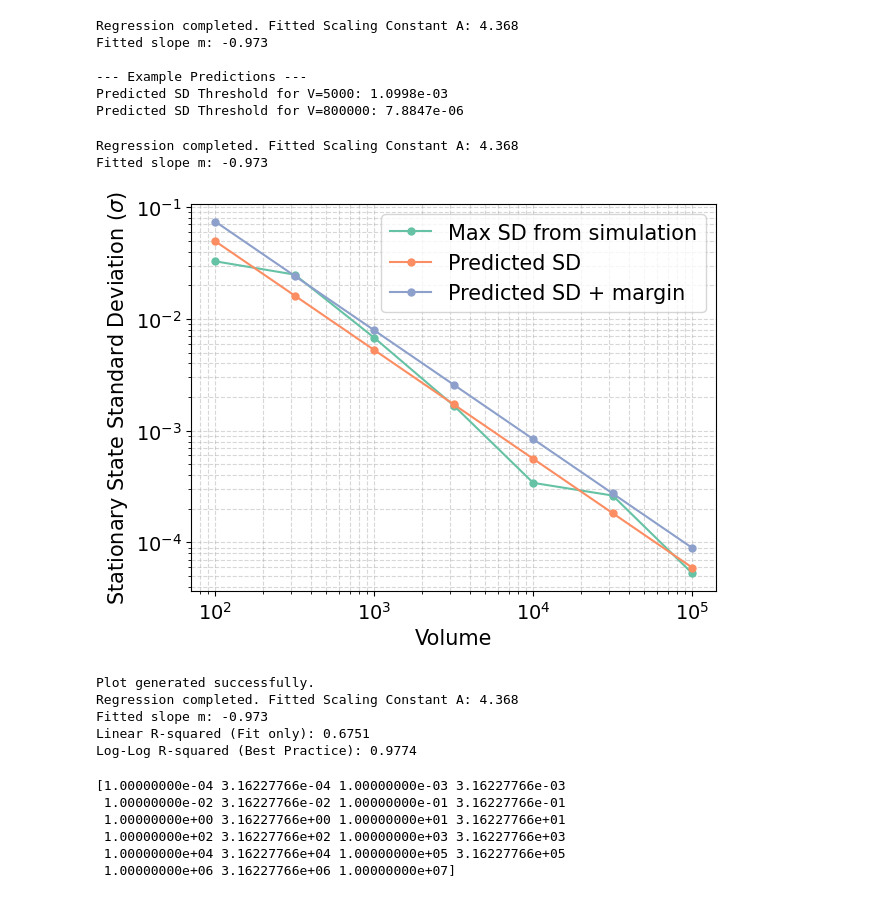
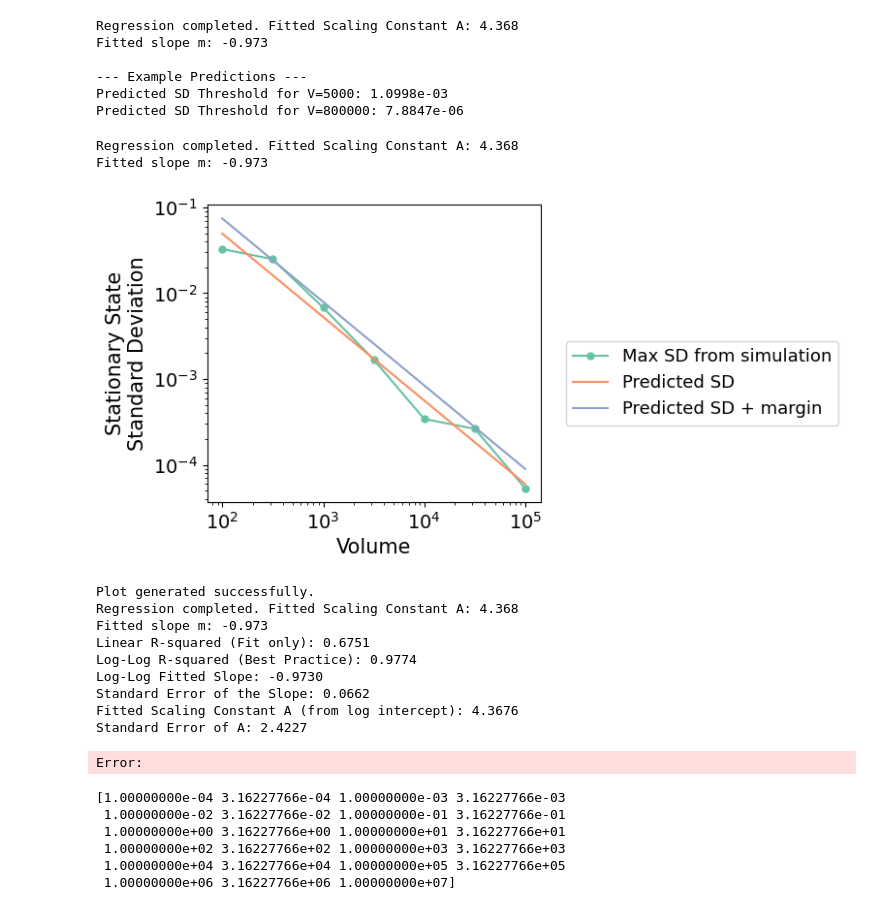
Before and after one commit to CAB-GCA/catalytic_world, a Jupyter notebook: notebooks/stddev_vs_vol.ipynb, the cells around one changed output. Drawn from its saved outputs; the diff is of its cells as text; code cells hidden in the pictures.

```diff
--- a/notebooks/stddev_vs_vol.ipynb
+++ b/notebooks/stddev_vs_vol.ipynb
@@ -68,10 +68,10 @@ INITIAL_CONCENTRATIONS = {
     'b': 1.0,
     'c': 1.0,
     'd': 1.0,
-    'ab': 0.30598098,
-    'cd': 0.30856037,
-    'cab': 0.19095599,
-    'acd': 0.19450266
+    'ab': 0.2,
+    'cd': 0,
+    'cab': 0,
+    'acd': 0
 }
 
 
@@ -80,7 +80,7 @@ INITIAL_CONCENTRATIONS = {
 REACTIONS_FILE = "../examples/reactions_autocat.txt"
 K_CONSTANTS = [1.0] * 8  # Example: ensure length matches number of reactions
 SD_THRESHOLD = 0     # Convergence threshold
-MAX_ITERATIONS = VOLUMES * 2  # Safety limit for gillespieProtocell
+MAX_ITERATIONS = VOLUMES * 50  # Safety limit for gillespieProtocell
 
 # Load species list from your file to ensure correct ordering
 reactions = read_file(REACTIONS_FILE)
@@ -106,7 +106,7 @@ for V in VOLUMES:
         # chemistry calls gillespieProtocell(..., threshold)
         abundances, times, final_V = chemistry(
             method='Protocell',
-            iterations=max(MAX_ITERATIONS[i], 500), # Pass max_iterations as the safety limit
+            iterations=MAX_ITERATIONS[i], # Pass max_iterations as the safety limit
             file=REACTIONS_FILE,
             initial_food=initial_abundances,
             k=K_CONSTANTS,
@@ -114,7 +114,7 @@ for V in VOLUMES:
             threshold=SD_THRESHOLD # Passed via **kwargs logic
         )
         i += 1
-        plot(abundances, times, final_V)
+        plot(abundances [:,-4:], times, final_V)
     except Exception as e:
         print(f"Simulation failed for V={V}: {e}")
         continue # Skip to the next volume
@@ -148,7 +148,7 @@ for V in VOLUMES:
 
 # Convert results to a NumPy array for easier plotting
 results_array = np.array(results_list)
-with open("sd_vs_volume.pkl","ab") as file:
+with open("sd_vs_volume2.pkl","ab") as file:
     pickle.dump(results_array, file)
 # %% [output]
 Starting 7 simulations...
@@ -359,7 +352,7 @@ Predicted SD Threshold for V=800000: 7.8847e-06
 # --- PLOTTING THE FITTED VALUES FOR THRESHOLD ---
 volumes_plotted = results_array[:, 0]
 set2_colors = plt.get_cmap('Set2').colors
-fig, ax = plt.subplots()
+fig, ax = plt.subplots(figsize=(8,4))
 
 
 # We expect a relationship close to Noise ~ 1/sqrt(V)
@@ -377,7 +370,7 @@ for v in volumes_plotted:
 threshold_predicted = np.array(threshold_predicted)
 
 ax.loglog(volumes_plotted, threshold_predicted,
-        marker='o', linestyle='-', markersize=5,
+        linestyle='-', markersize=5,
         label=fr'Predicted SD',
         color= set2_colors[1]
 )
@@ -391,54 +384,88 @@ for v in volumes_plotted:
 threshold_predicted_w_margin = np.array(threshold_predicted_w_margin)
 
 ax.loglog(volumes_plotted, threshold_predicted_w_margin,
-        marker='o', linestyle='-', markersize=5,
+        linestyle='-', markersize=5,
         label=fr'Predicted SD + margin',
         color= set2_colors[2]
 )
 
 ax.set_xlabel('Volume', fontsize= label_fs)
-ax.set_ylabel(r'Stationary State Standard Deviation ($\sigma$)', fontsize= label_fs)
-ax.grid(True, which="both", ls="--", alpha=0.5)
-ax.legend(fontsize= label_fs)
+ax.set_ylabel('Stationary State\nStandard Deviation', fontsize= label_fs)
+ax.legend(fontsize= label_fs-2, loc='center left', bbox_to_anchor=(1.05, 0.4))
 ax.tick_params(axis= "both", labelsize= tick_fs)
-plt.tight_layout()
+plt.tight_layout(rect=[0, 0, 1, 1])
+
 plt.show()
 print("Plot generated successfully.")
 
 # --- R-SQUARED CALCULATION ---
 
 # 1. Get the "Best Fit" predictor (NO MARGIN)
 # Ensure the function used margin=0 to evaluate the statistical fit
 fit_predictor = get_scaling_threshold(VOLUMES, driving_SD, margin=0.0)
 
 # 2. Get the predictions for the observations
 # (We calculate this for the fit, not the safety threshold)
 y_obs = driving_SD
 y_pred = np.array([fit_predictor(v) for v in volumes_plotted])
 
 # 3. Calculate R-squared in the LINEAR scale
 SS_res = np.sum((y_obs - y_pred)**2)
 SS_tot = np.sum((y_obs - np.mean(y_obs))**2)
 R2_linear = 1 - (SS_res / SS_tot)
 
 # 4. Calculate R-squared in the LOG scale
 log_y_obs = np.log(y_obs)
 log_y_pred = np.log(y_pred)
 SS_res_log = np.sum((log_y_obs - log_y_pred)**2)
 SS_tot_log = np.sum((log_y_obs - np.mean(log_y_obs))**2)
 R2_log = 1 - (SS_res_log / SS_tot_log)
 
 print(f"Linear R-squared (Fit only): {R2_linear:.4f}")
 print(f"Log-Log R-squared (Best Practice): {R2_log:.4f}")
+
+from scipy.stats import linregress
+import numpy as np
+
+# 1. Transform the actual observations into log space
+log_x = np.log(volumes_plotted)
+log_y_obs = np.log(driving_SD)
+
+# 2. Perform linear regression on the log-log data
+regression_result = linregress(log_x, log_y_obs)
+
+
+# 3. Extract the slope and intercept
+slope = regression_result.slope
+slope_stderr = regression_result.stderr
+
+log_scale = regression_result.intercept
+log_scale_stderr = regression_result.intercept_stderr
+
+# 4. Transform the intercept back to the linear scaling constant 'A'
+linear_scale_A = np.exp(log_scale)
+
+# Use error propagation for the standard error of A: std_err(A) = A * std_err(log_A)
+linear_scale_A_stderr = linear_scale_A * log_scale_stderr
+
+print(f"Log-Log Fitted Slope: {slope:.4f}")
+print(f"Standard Error of the Slope: {slope_stderr:.4f}")
+print(f"Fitted Scaling Constant A (from log intercept): {linear_scale_A:.4f}")
+print(f"Standard Error of A: {linear_scale_A_stderr:.4f}")
 # %% [output]
 Regression completed. Fitted Scaling Constant A: 4.368
 Fitted slope m: -0.973
-[figure, old version]
+[figure, new version]
 Plot generated successfully.
 Regression completed. Fitted Scaling Constant A: 4.368
 Fitted slope m: -0.973
 Linear R-squared (Fit only): 0.6751
 Log-Log R-squared (Best Practice): 0.9774
+Log-Log Fitted Slope: -0.9730
+Standard Error of the Slope: 0.0662
+Fitted Scaling Constant A (from log intercept): 4.3676
+Standard Error of A: 2.4227
+Error:
 # %%
 print(np.logspace(-4,7,23))
 # %% [output]
```
Also changed, not shown: parts of 2 cells of this notebook, 40 other files.
